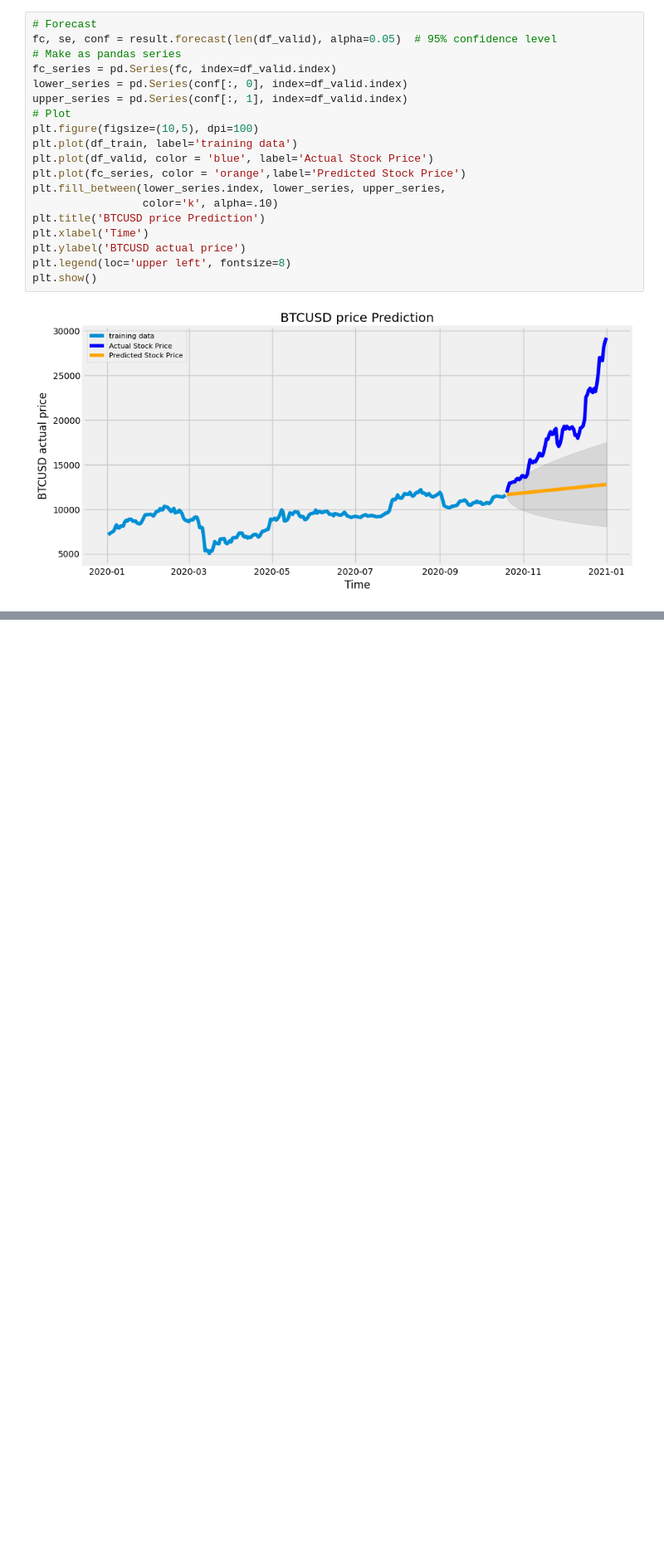
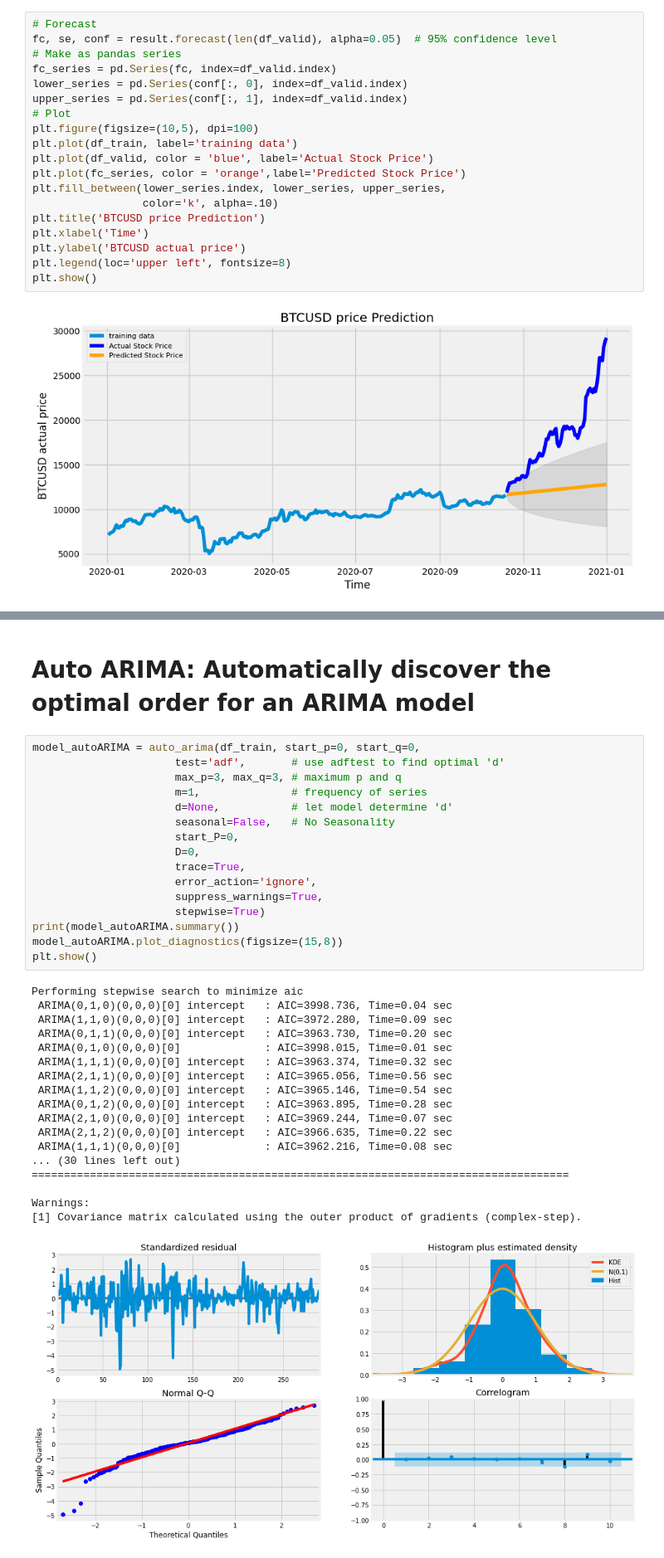
Before and after one commit to ayoubbensakhria/finance_algo, a Jupyter notebook: ARMA_Model.ipynb, the cells around one changed output, grey strips where cells are left out. Shown at 83% size. Cells and saved outputs as stored; diff of their text form; blank space fills up the shorter version.

Commit message:
Alternative: use auto ARIMA to build the same model

```diff
--- a/ARMA_Model.ipynb
+++ b/ARMA_Model.ipynb
@@ -245,0 +289,37 @@ plt.show()
+# %% [markdown]
+# Auto ARIMA: Automatically discover the optimal order for an ARIMA model
+# %%
+model_autoARIMA = auto_arima(df_train, start_p=0, start_q=0,
+                      test='adf',       # use adftest to find optimal 'd'
+                      max_p=3, max_q=3, # maximum p and q
+                      m=1,              # frequency of series
+                      d=None,           # let model determine 'd'
+                      seasonal=False,   # No Seasonality
+                      start_P=0,
+                      D=0,
+                      trace=True,
+                      error_action='ignore',
+                      suppress_warnings=True,
+                      stepwise=True)
+print(model_autoARIMA.summary())
+model_autoARIMA.plot_diagnostics(figsize=(15,8))
+plt.show()
+# %% [output]
+Performing stepwise search to minimize aic
+ ARIMA(0,1,0)(0,0,0)[0] intercept   : AIC=3998.736, Time=0.04 sec
+ ARIMA(1,1,0)(0,0,0)[0] intercept   : AIC=3972.280, Time=0.09 sec
+ ARIMA(0,1,1)(0,0,0)[0] intercept   : AIC=3963.730, Time=0.20 sec
+ ARIMA(0,1,0)(0,0,0)[0]             : AIC=3998.015, Time=0.01 sec
+ ARIMA(1,1,1)(0,0,0)[0] intercept   : AIC=3963.374, Time=0.32 sec
+ ARIMA(2,1,1)(0,0,0)[0] intercept   : AIC=3965.056, Time=0.56 sec
+ ARIMA(1,1,2)(0,0,0)[0] intercept   : AIC=3965.146, Time=0.54 sec
+ ARIMA(0,1,2)(0,0,0)[0] intercept   : AIC=3963.895, Time=0.28 sec
+ ARIMA(2,1,0)(0,0,0)[0] intercept   : AIC=3969.244, Time=0.07 sec
+ ARIMA(2,1,2)(0,0,0)[0] intercept   : AIC=3966.635, Time=0.22 sec
+ ARIMA(1,1,1)(0,0,0)[0]             : AIC=3962.216, Time=0.08 sec
+... (30 lines left out)
+===================================================================================
+
+Warnings:
+[1] Covariance matrix calculated using the outer product of gradients (complex-step).
+[figure, added]
```
Also changed, not shown: parts of 5 cells of this notebook.
